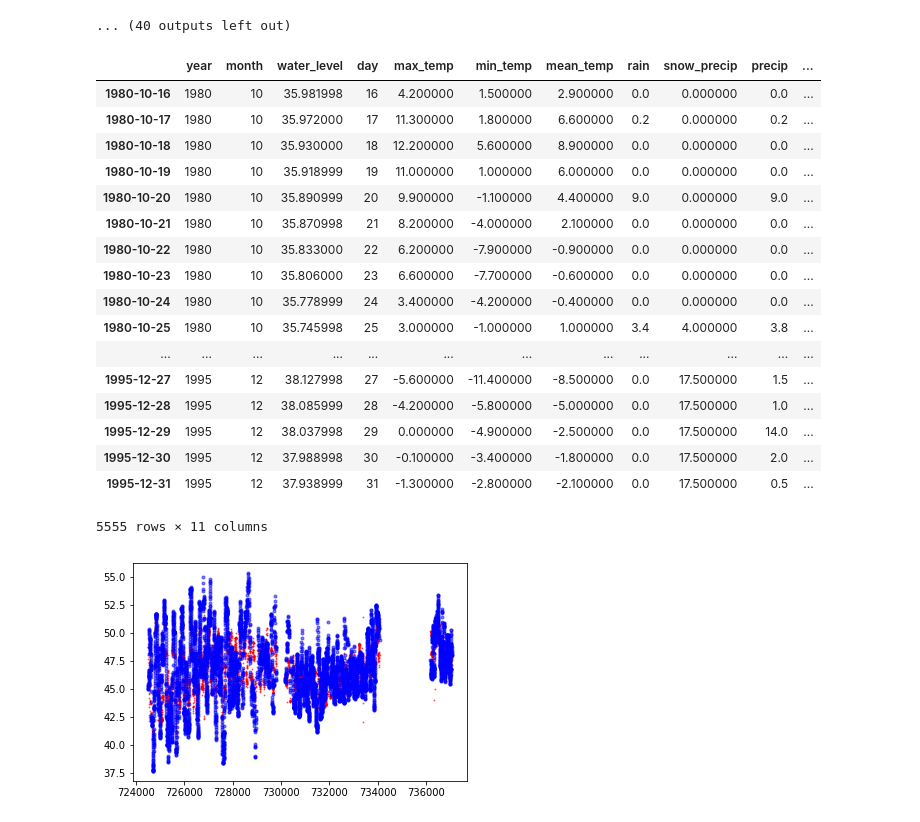
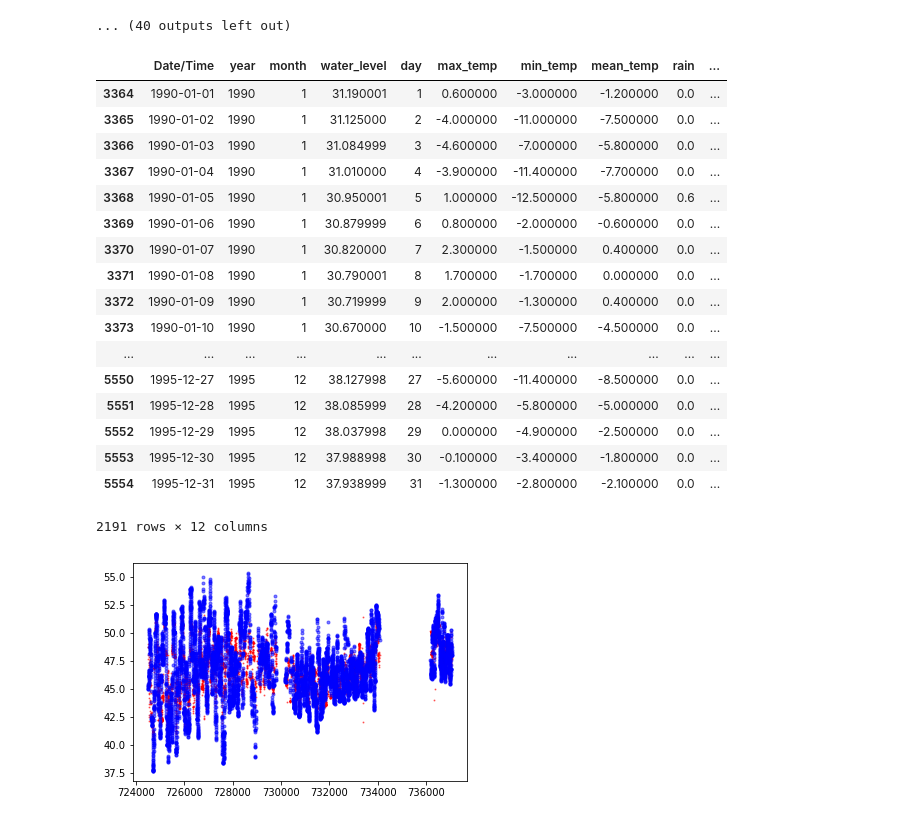
Before and after one commit to eclam/ReservoirLevels, a Jupyter notebook: daily_models.ipynb, the cells around one changed output. Cells and saved outputs as stored; diff of their text form; code cells hidden in the pictures.

```diff
--- a/daily_models.ipynb
+++ b/daily_models.ipynb
@@ -238,30 +238,42 @@ hydro_08GA077 {'valid_score': 0.809205605196465, 'train_score': 0.84788949211062
 [figure]
 hydro_08GA079 {'valid_score': 0.49304875626260036, 'train_score': 0.6774378788751676}
 ... (40 outputs left out)
-# %%
-key =  daily_keys[0]
-df = pd.read_hdf('daily_combined_data.hdf', key=key).sort_index().dropna()
-df
-df['']
-# %% [output]
-|  | year | month | water_level | day | max_temp | min_temp | mean_temp | rain | snow_precip | precip | ... |
-| 1980-10-16 | 1980 | 10 | 35.981998 | 16 | 4.200000 | 1.500000 | 2.900000 | 0.0 | 0.000000 | 0.0 | ... |
-| 1980-10-17 | 1980 | 10 | 35.972000 | 17 | 11.300000 | 1.800000 | 6.600000 | 0.2 | 0.000000 | 0.2 | ... |
-| 1980-10-18 | 1980 | 10 | 35.930000 | 18 | 12.200000 | 5.600000 | 8.900000 | 0.0 | 0.000000 | 0.0 | ... |
-| 1980-10-19 | 1980 | 10 | 35.918999 | 19 | 11.000000 | 1.000000 | 6.000000 | 0.0 | 0.000000 | 0.0 | ... |
-| 1980-10-20 | 1980 | 10 | 35.890999 | 20 | 9.900000 | -1.100000 | 4.400000 | 9.0 | 0.000000 | 9.0 | ... |
-| 1980-10-21 | 1980 | 10 | 35.870998 | 21 | 8.200000 | -4.000000 | 2.100000 | 0.0 | 0.000000 | 0.0 | ... |
-| 1980-10-22 | 1980 | 10 | 35.833000 | 22 | 6.200000 | -7.900000 | -0.900000 | 0.0 | 0.000000 | 0.0 | ... |
-| 1980-10-23 | 1980 | 10 | 35.806000 | 23 | 6.600000 | -7.700000 | -0.600000 | 0.0 | 0.000000 | 0.0 | ... |
-| 1980-10-24 | 1980 | 10 | 35.778999 | 24 | 3.400000 | -4.200000 | -0.400000 | 0.0 | 0.000000 | 0.0 | ... |
-| 1980-10-25 | 1980 | 10 | 35.745998 | 25 | 3.000000 | -1.000000 | 1.000000 | 3.4 | 4.000000 | 3.8 | ... |
-| ... | ... | ... | ... | ... | ... | ... | ... | ... | ... | ... | ... |
-| 1995-12-27 | 1995 | 12 | 38.127998 | 27 | -5.600000 | -11.400000 | -8.500000 | 0.0 | 17.500000 | 1.5 | ... |
-| 1995-12-28 | 1995 | 12 | 38.085999 | 28 | -4.200000 | -5.800000 | -5.000000 | 0.0 | 17.500000 | 1.0 | ... |
-| 1995-12-29 | 1995 | 12 | 38.037998 | 29 | 0.000000 | -4.900000 | -2.500000 | 0.0 | 17.500000 | 14.0 | ... |
-| 1995-12-30 | 1995 | 12 | 37.988998 | 30 | -0.100000 | -3.400000 | -1.800000 | 0.0 | 17.500000 | 2.0 | ... |
-| 1995-12-31 | 1995 | 12 | 37.938999 | 31 | -1.300000 | -2.800000 | -2.100000 | 0.0 | 17.500000 | 0.5 | ... |
-5555 rows × 11 columns
+# %%
+key =  daily_keys[0]
+df = pd.read_hdf('daily_combined_data.hdf', key=key).sort_index().dropna()
+
+start ='1990-01-01'#format: %Y-%m-%d
+end = '2000-07-16' #format: %Y-%m-%d
+def filter_by_date_range(df,start,end):
+    df = df.reset_index(drop=False)
+    df = df.rename(columns={'index':'Date/Time'})
+    df['Date/Time'] = pd.to_datetime(df['Date/Time'],format="%Y-%m-%d",errors='coerce')
+    df = df[pd.notnull(df['Date/Time'])]
+
+    df = df[(df['Date/Time'] <= end) &(df['Date/Time'] >= start)]
+
+    return df
+
+filter_by_date_range(df, start, end)
+# %% [output]
+|  | Date/Time | year | month | water_level | day | max_temp | min_temp | mean_temp | rain | ... |
+| 3364 | 1990-01-01 | 1990 | 1 | 31.190001 | 1 | 0.600000 | -3.000000 | -1.200000 | 0.0 | ... |
+| 3365 | 1990-01-02 | 1990 | 1 | 31.125000 | 2 | -4.000000 | -11.000000 | -7.500000 | 0.0 | ... |
+| 3366 | 1990-01-03 | 1990 | 1 | 31.084999 | 3 | -4.600000 | -7.000000 | -5.800000 | 0.0 | ... |
+| 3367 | 1990-01-04 | 1990 | 1 | 31.010000 | 4 | -3.900000 | -11.400000 | -7.700000 | 0.0 | ... |
+| 3368 | 1990-01-05 | 1990 | 1 | 30.950001 | 5 | 1.000000 | -12.500000 | -5.800000 | 0.6 | ... |
+| 3369 | 1990-01-06 | 1990 | 1 | 30.879999 | 6 | 0.800000 | -2.000000 | -0.600000 | 0.0 | ... |
+| 3370 | 1990-01-07 | 1990 | 1 | 30.820000 | 7 | 2.300000 | -1.500000 | 0.400000 | 0.0 | ... |
+| 3371 | 1990-01-08 | 1990 | 1 | 30.790001 | 8 | 1.700000 | -1.700000 | 0.000000 | 0.0 | ... |
+| 3372 | 1990-01-09 | 1990 | 1 | 30.719999 | 9 | 2.000000 | -1.300000 | 0.400000 | 0.0 | ... |
+| 3373 | 1990-01-10 | 1990 | 1 | 30.670000 | 10 | -1.500000 | -7.500000 | -4.500000 | 0.0 | ... |
+| ... | ... | ... | ... | ... | ... | ... | ... | ... | ... | ... |
+| 5550 | 1995-12-27 | 1995 | 12 | 38.127998 | 27 | -5.600000 | -11.400000 | -8.500000 | 0.0 | ... |
+| 5551 | 1995-12-28 | 1995 | 12 | 38.085999 | 28 | -4.200000 | -5.800000 | -5.000000 | 0.0 | ... |
+| 5552 | 1995-12-29 | 1995 | 12 | 38.037998 | 29 | 0.000000 | -4.900000 | -2.500000 | 0.0 | ... |
+| 5553 | 1995-12-30 | 1995 | 12 | 37.988998 | 30 | -0.100000 | -3.400000 | -1.800000 | 0.0 | ... |
+| 5554 | 1995-12-31 | 1995 | 12 | 37.938999 | 31 | -1.300000 | -2.800000 | -2.100000 | 0.0 | ... |
+2191 rows × 12 columns
 # %%
 # k1 = 5.0**2 * RBF(length_scale=3.0) *  ExpSineSquared(length_scale=1.3, periodicity=1.0)  # long term smooth rising trend
 #k_years = 10**2 * RBF(length_scale=3.0) * ExpSineSquared(length_scale=1.3, periodicity=1.0)  # seasonal component
```
Also changed, not shown: 1 other file.
